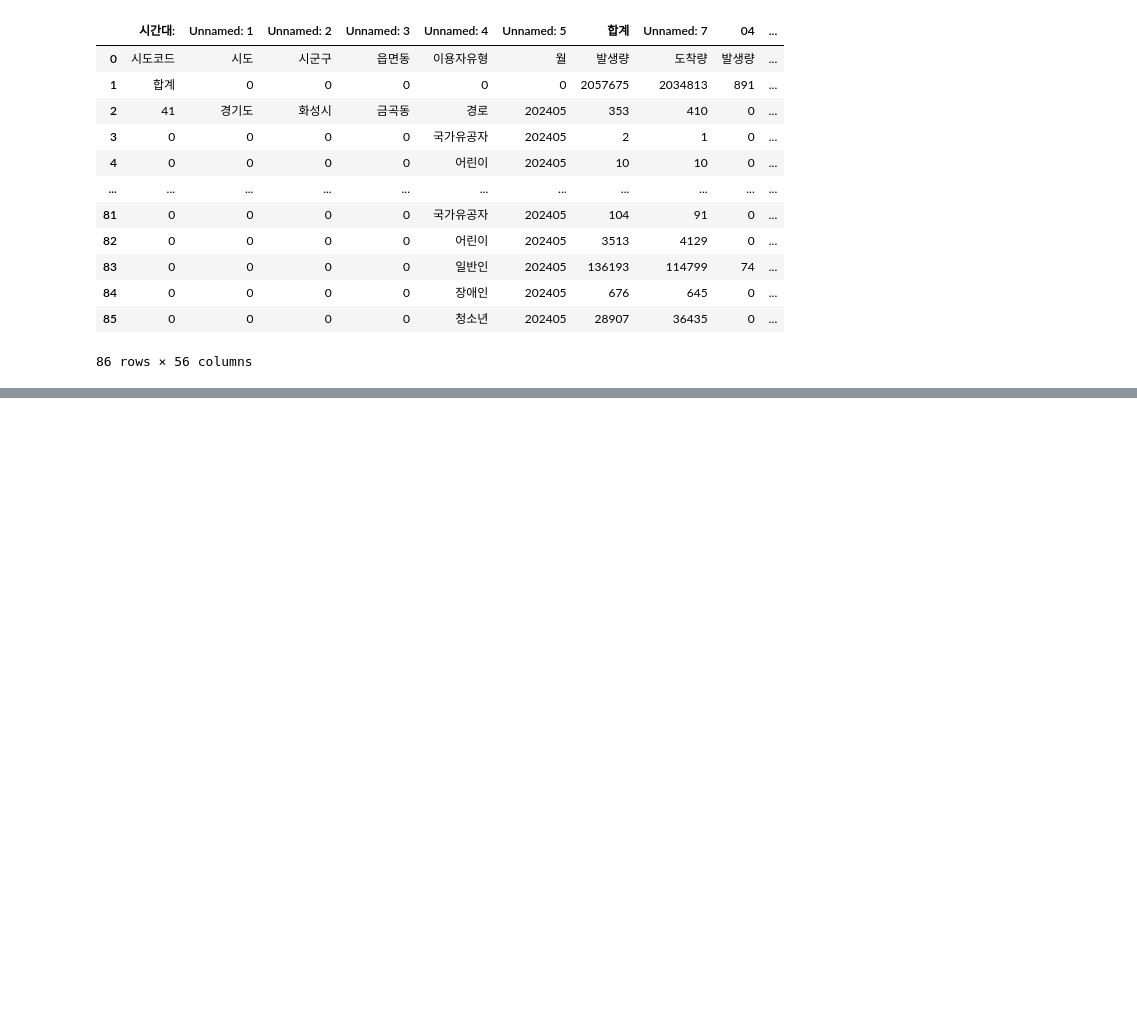
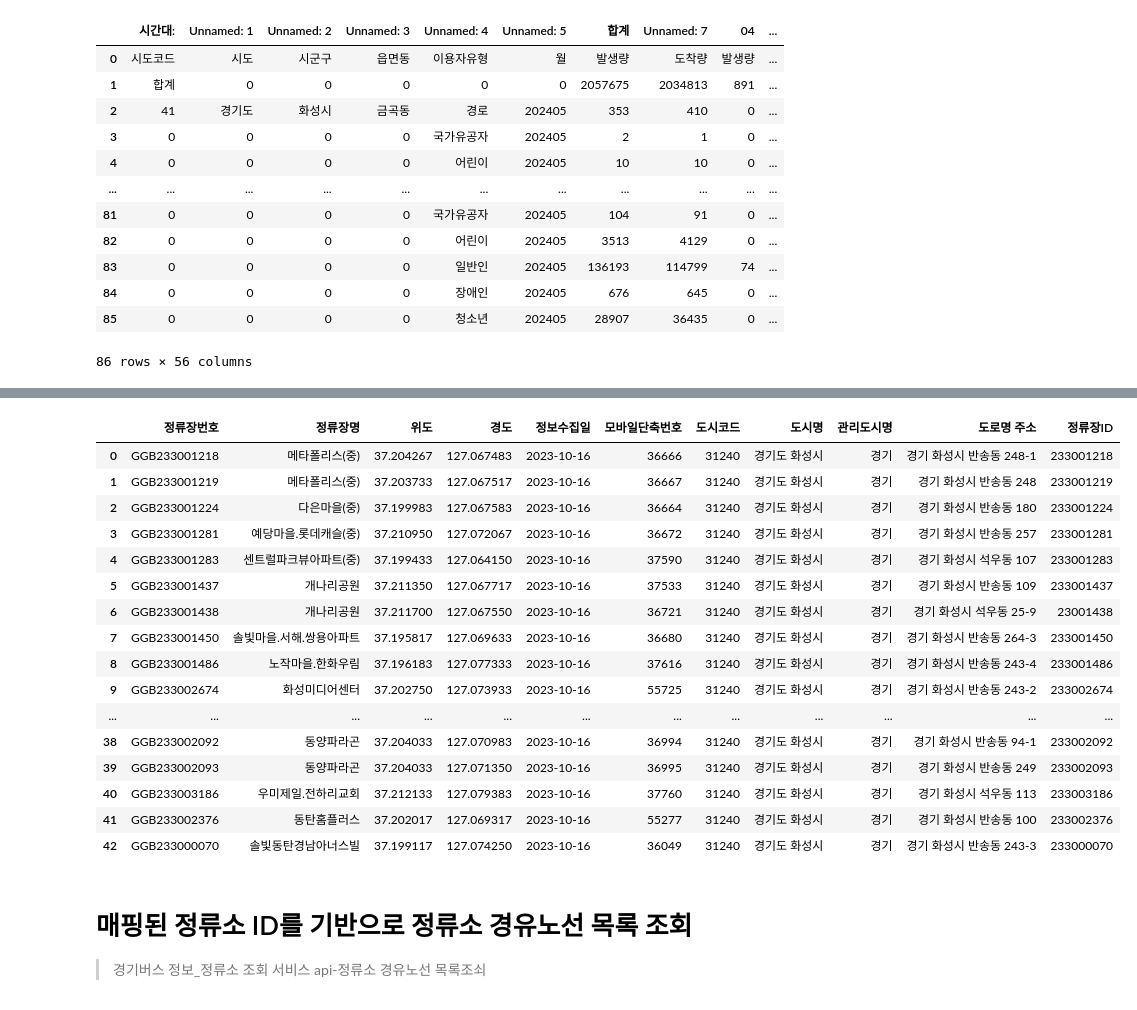
Before and after one commit to oneyoun/GTX-A-Bus-lane-optimization, a Jupyter notebook: 동릉이_data_check.ipynb, the cells around one changed output, grey strips where cells are left out. Drawn from its saved outputs; the diff is of its cells as text; code cells hidden in the pictures; blank space fills up the shorter version.

```diff
--- a/동릉이_data_check.ipynb
+++ b/동릉이_data_check.ipynb
@@ -247,0 +557,24 @@ df
+# %%
+dongtan = pd.read_csv('C:/Users/kartboy10/Documents/GTX-A-Bus-lane-optimization/GTX_동탄역_data/동탄1동 범위 내의 정류장 리스트.csv')
+dongtan
+# %% [output]
+|  | 정류장번호 | 정류장명 | 위도 | 경도 | 정보수집일 | 모바일단축번호 | 도시코드 | 도시명 | 관리도시명 | 도로명 주소 | 정류장ID |
+| 0 | GGB233001218 | 메타폴리스(중) | 37.204267 | 127.067483 | 2023-10-16 | 36666 | 31240 | 경기도 화성시 | 경기 | 경기 화성시 반송동 248-1 | 233001218 |
+| 1 | GGB233001219 | 메타폴리스(중) | 37.203733 | 127.067517 | 2023-10-16 | 36667 | 31240 | 경기도 화성시 | 경기 | 경기 화성시 반송동 248 | 233001219 |
+| 2 | GGB233001224 | 다은마을(중) | 37.199983 | 127.067583 | 2023-10-16 | 36664 | 31240 | 경기도 화성시 | 경기 | 경기 화성시 반송동 180 | 233001224 |
+| 3 | GGB233001281 | 예당마을.롯데캐슬(중) | 37.210950 | 127.072067 | 2023-10-16 | 36672 | 31240 | 경기도 화성시 | 경기 | 경기 화성시 반송동 257 | 233001281 |
+| 4 | GGB233001283 | 센트럴파크뷰아파트(중) | 37.199433 | 127.064150 | 2023-10-16 | 37590 | 31240 | 경기도 화성시 | 경기 | 경기 화성시 석우동 107 | 233001283 |
+| 5 | GGB233001437 | 개나리공원 | 37.211350 | 127.067717 | 2023-10-16 | 37533 | 31240 | 경기도 화성시 | 경기 | 경기 화성시 반송동 109 | 233001437 |
+| 6 | GGB233001438 | 개나리공원 | 37.211700 | 127.067550 | 2023-10-16 | 36721 | 31240 | 경기도 화성시 | 경기 | 경기 화성시 석우동 25-9 | 23001438 |
+| 7 | GGB233001450 | 솔빛마을.서해.쌍용아파트 | 37.195817 | 127.069633 | 2023-10-16 | 36680 | 31240 | 경기도 화성시 | 경기 | 경기 화성시 반송동 264-3 | 233001450 |
+| 8 | GGB233001486 | 노작마을.한화우림 | 37.196183 | 127.077333 | 2023-10-16 | 37616 | 31240 | 경기도 화성시 | 경기 | 경기 화성시 반송동 243-4 | 233001486 |
+| 9 | GGB233002674 | 화성미디어센터 | 37.202750 | 127.073933 | 2023-10-16 | 55725 | 31240 | 경기도 화성시 | 경기 | 경기 화성시 반송동 243-2 | 233002674 |
+| ... | ... | ... | ... | ... | ... | ... | ... | ... | ... | ... | ... |
+| 38 | GGB233002092 | 동양파라곤 | 37.204033 | 127.070983 | 2023-10-16 | 36994 | 31240 | 경기도 화성시 | 경기 | 경기 화성시 반송동 94-1 | 233002092 |
+| 39 | GGB233002093 | 동양파라곤 | 37.204033 | 127.071350 | 2023-10-16 | 36995 | 31240 | 경기도 화성시 | 경기 | 경기 화성시 반송동 249 | 233002093 |
+| 40 | GGB233003186 | 우미제일.전하리교회 | 37.212133 | 127.079383 | 2023-10-16 | 37760 | 31240 | 경기도 화성시 | 경기 | 경기 화성시 석우동 113 | 233003186 |
+| 41 | GGB233002376 | 동탄홈플러스 | 37.202017 | 127.069317 | 2023-10-16 | 55277 | 31240 | 경기도 화성시 | 경기 | 경기 화성시 반송동 100 | 233002376 |
+| 42 | GGB233000070 | 솔빛동탄경남아너스빌 | 37.199117 | 127.074250 | 2023-10-16 | 36049 | 31240 | 경기도 화성시 | 경기 | 경기 화성시 반송동 243-3 | 233000070 |
+# %% [markdown]
+# 매핑된 정류소 ID를 기반으로 정류소 경유노선 목록 조회
+> 경기버스 정보_정류소 조회 서비스 api-정류소 경유노선 목록조쇠
```
Also changed, not shown: parts of 57 cells of this notebook, 18 other files.
